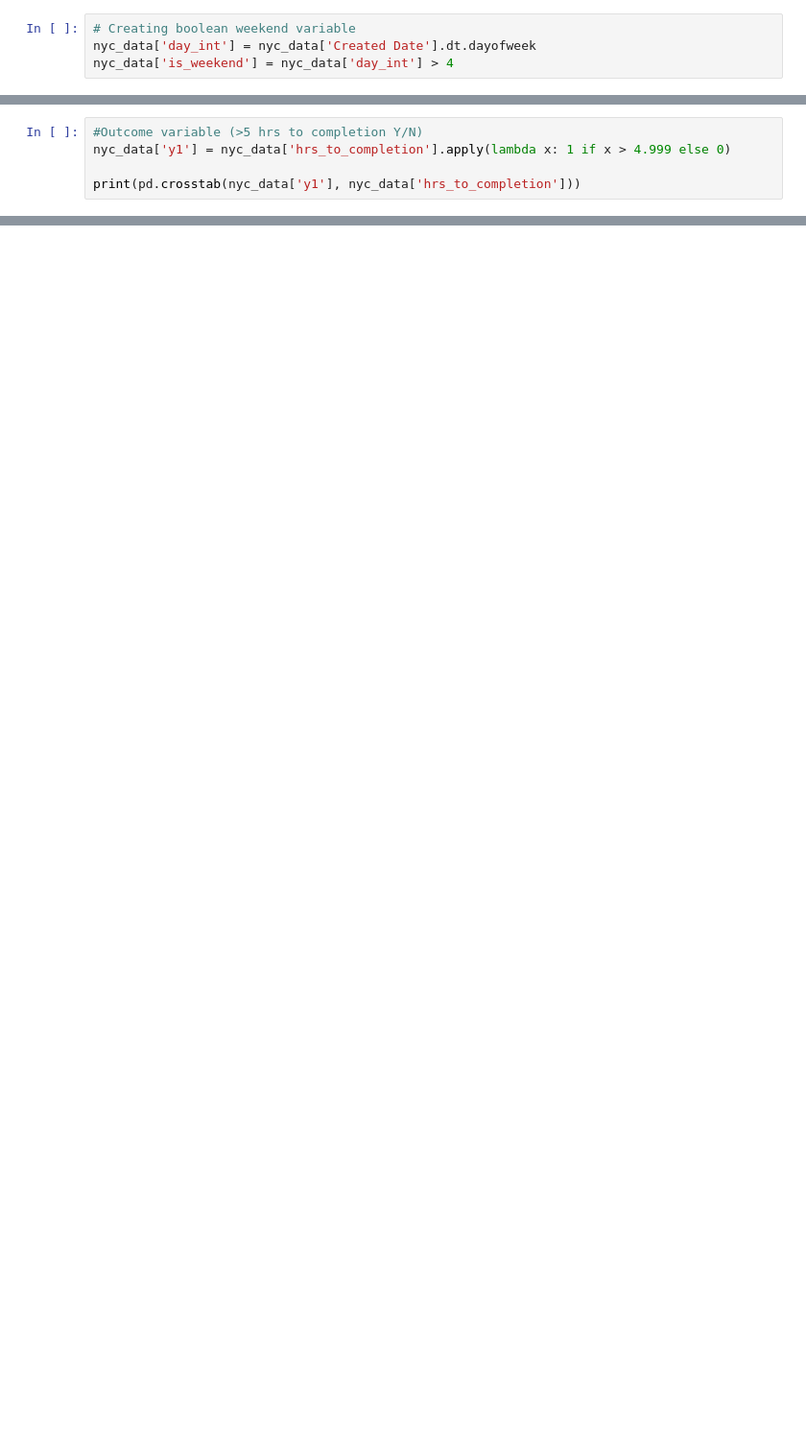
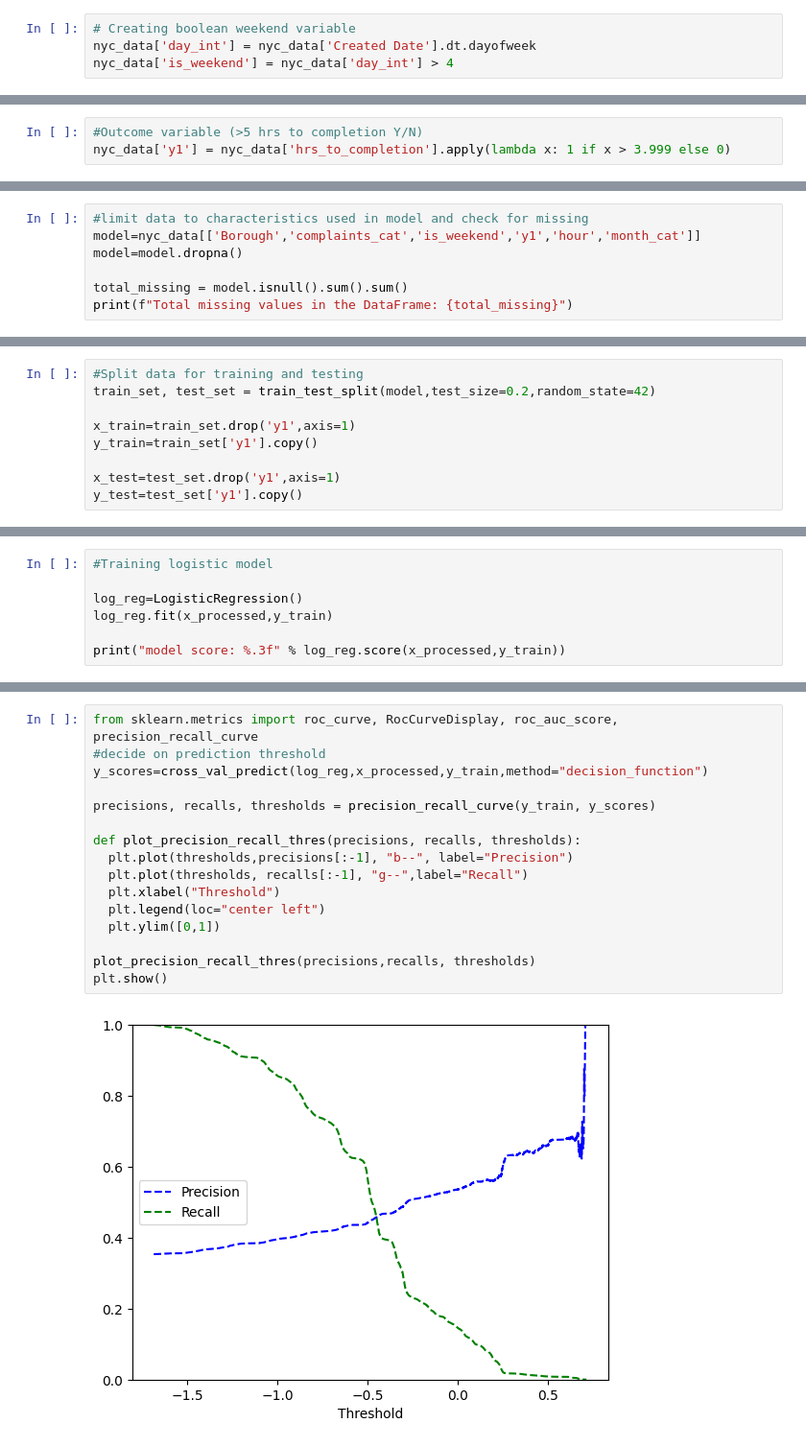
Before and after one commit to amaillis94/project2_nyc_classification, a Jupyter notebook: NYC_analysis_amaillis.ipynb, the cells around one changed output, grey strips where cells are left out. Shown: that part at 96% size. Drawn from its saved outputs; the diff is of its cells as text; blank space fills up the shorter version.

Commit message:
New commit includes comparison testing and model creation and cross-validation (next steps: final model selection and testing)

```diff
--- a/NYC_analysis_amaillis.ipynb
+++ b/NYC_analysis_amaillis.ipynb
@@ -131,5 +270,3 @@ print(descriptive_stats1)
 # %%
 #Outcome variable (>5 hrs to completion Y/N)
-nyc_data['y1'] = nyc_data['hrs_to_completion'].apply(lambda x: 1 if x > 4.999 else 0)
-
-print(pd.crosstab(nyc_data['y1'], nyc_data['hrs_to_completion']))
+nyc_data['y1'] = nyc_data['hrs_to_completion'].apply(lambda x: 1 if x > 3.999 else 0)
@@ -135,0 +296,7 @@ print(pd.crosstab(nyc_data['y1'], nyc_data['hrs_to_completion']))
+# %%
+#limit data to characteristics used in model and check for missing
+model=nyc_data[['Borough','complaints_cat','is_weekend','y1','hour','month_cat']]
+model=model.dropna()
+
+total_missing = model.isnull().sum().sum()
+print(f"Total missing values in the DataFrame: {total_missing}")
@@ -135,0 +377,9 @@ print(pd.crosstab(nyc_data['y1'], nyc_data['hrs_to_completion']))
+# %%
+#Split data for training and testing
+train_set, test_set = train_test_split(model,test_size=0.2,random_state=42)
+
+x_train=train_set.drop('y1',axis=1)
+y_train=train_set['y1'].copy()
+
+x_test=test_set.drop('y1',axis=1)
+y_test=test_set['y1'].copy()
@@ -135,0 +427,7 @@ print(pd.crosstab(nyc_data['y1'], nyc_data['hrs_to_completion']))
+# %%
+#Training logistic model
+
+log_reg=LogisticRegression()
+log_reg.fit(x_processed,y_train)
+
+print("model score: %.3f" % log_reg.score(x_processed,y_train))
@@ -135,0 +460,18 @@ print(pd.crosstab(nyc_data['y1'], nyc_data['hrs_to_completion']))
+# %%
+from sklearn.metrics import roc_curve, RocCurveDisplay, roc_auc_score, precision_recall_curve
+#decide on prediction threshold
+y_scores=cross_val_predict(log_reg,x_processed,y_train,method="decision_function")
+
+precisions, recalls, thresholds = precision_recall_curve(y_train, y_scores)
+
+def plot_precision_recall_thres(precisions, recalls, thresholds):
+  plt.plot(thresholds,precisions[:-1], "b--", label="Precision")
+  plt.plot(thresholds, recalls[:-1], "g--",label="Recall")
+  plt.xlabel("Threshold")
+  plt.legend(loc="center left")
+  plt.ylim([0,1])
+
+plot_precision_recall_thres(precisions,recalls, thresholds)
+plt.show()
+# %% [output]
+[figure, added]
```
Also changed, not shown: parts of 28 cells of this notebook.
